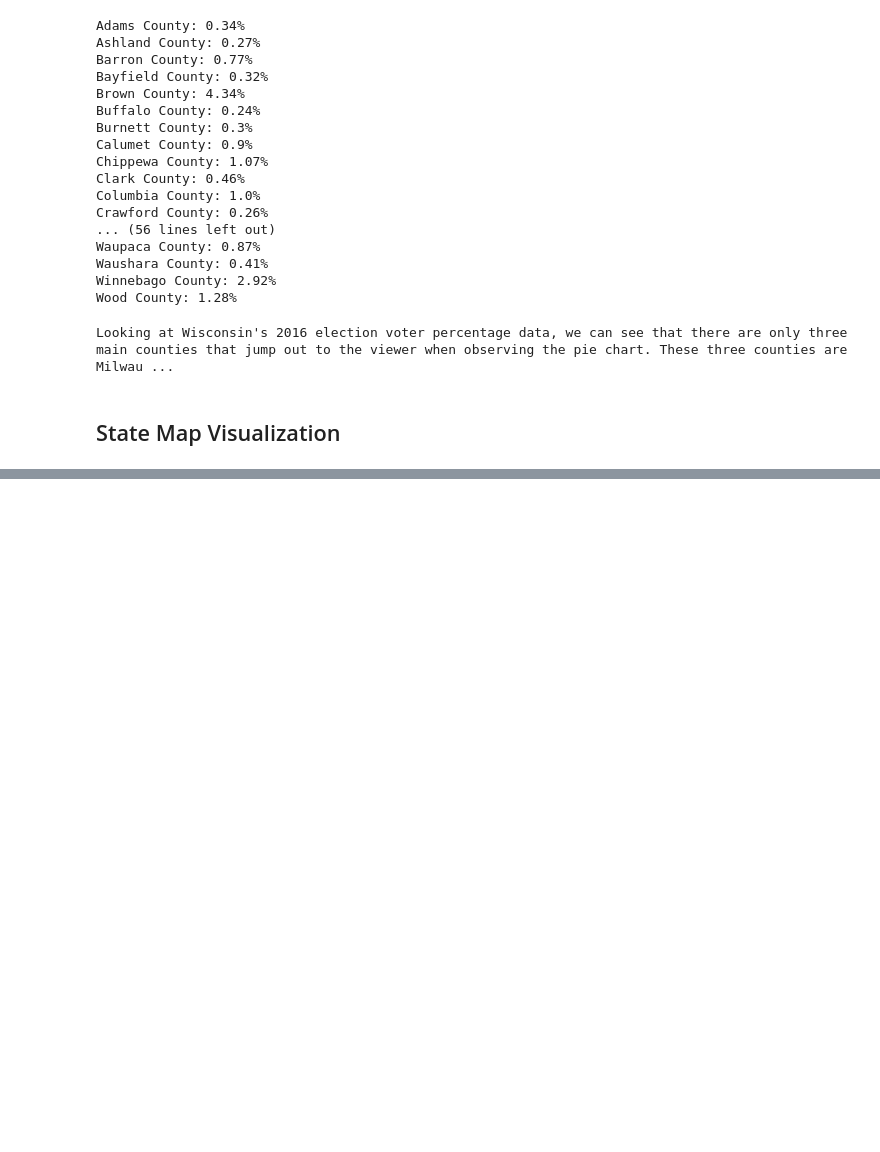
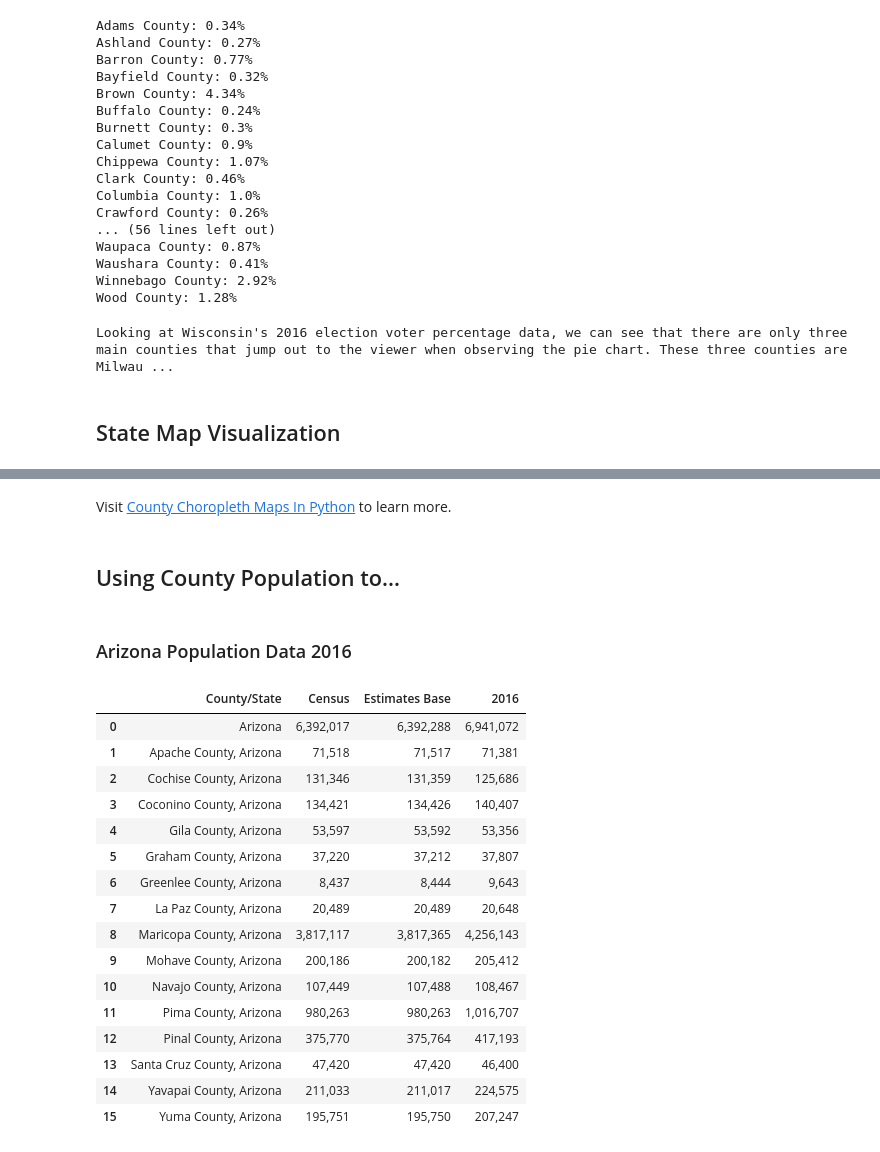
Before and after one commit to BrandonKim2000/BrandonKim2000.github.io, a Jupyter notebook: election2016/2016_Election_Analysis.ipynb, the cells around one changed output, grey strips where cells are left out. Saved outputs shown, nothing was run; the diff lists cells and outputs as text; code cells hidden in the pictures; blank space fills up the shorter version.

Commit message:
Adding County Population, also correcting spelling of Pennsylvania dataset

```diff
--- a/election2016/2016_Election_Analysis.ipynb
+++ b/election2016/2016_Election_Analysis.ipynb
@@ -597,0 +598,29 @@ SyntaxError: invalid syntax (<ipython-input-4-16615d9e6f85>, line 2)
+# %% [markdown]
+Visit [County Choropleth Maps In Python](https://plotly.com/python/county-choropleth/) to learn more.
+# %% [markdown]
+## Using County Population to...
+# %% [markdown]
+### Arizona Population Data 2016
+# %%
+arizonaPop = pd.read_csv('../changeInPop/arizona.csv')
+arizonaPop.rename(columns = {'Unnamed: 0': 'County/State'}, inplace=True)
+arizonaPop = arizonaPop.drop(['2010', '2011', '2012', '2013', '2014', '2015', '2017', '2018', '2019'], axis=1)
+arizonaPop
+# %% [output]
+|  | County/State | Census | Estimates Base | 2016 |
+| 0 | Arizona | 6,392,017 | 6,392,288 | 6,941,072 |
+| 1 | Apache County, Arizona | 71,518 | 71,517 | 71,381 |
+| 2 | Cochise County, Arizona | 131,346 | 131,359 | 125,686 |
+| 3 | Coconino County, Arizona | 134,421 | 134,426 | 140,407 |
+| 4 | Gila County, Arizona | 53,597 | 53,592 | 53,356 |
+| 5 | Graham County, Arizona | 37,220 | 37,212 | 37,807 |
+| 6 | Greenlee County, Arizona | 8,437 | 8,444 | 9,643 |
+| 7 | La Paz County, Arizona | 20,489 | 20,489 | 20,648 |
+| 8 | Maricopa County, Arizona | 3,817,117 | 3,817,365 | 4,256,143 |
+| 9 | Mohave County, Arizona | 200,186 | 200,182 | 205,412 |
+| 10 | Navajo County, Arizona | 107,449 | 107,488 | 108,467 |
+| 11 | Pima County, Arizona | 980,263 | 980,263 | 1,016,707 |
+| 12 | Pinal County, Arizona | 375,770 | 375,764 | 417,193 |
+| 13 | Santa Cruz County, Arizona | 47,420 | 47,420 | 46,400 |
+| 14 | Yavapai County, Arizona | 211,033 | 211,017 | 224,575 |
+| 15 | Yuma County, Arizona | 195,751 | 195,750 | 207,247 |
```
Also changed, not shown: parts of 10 cells of this notebook, 3 other files.
